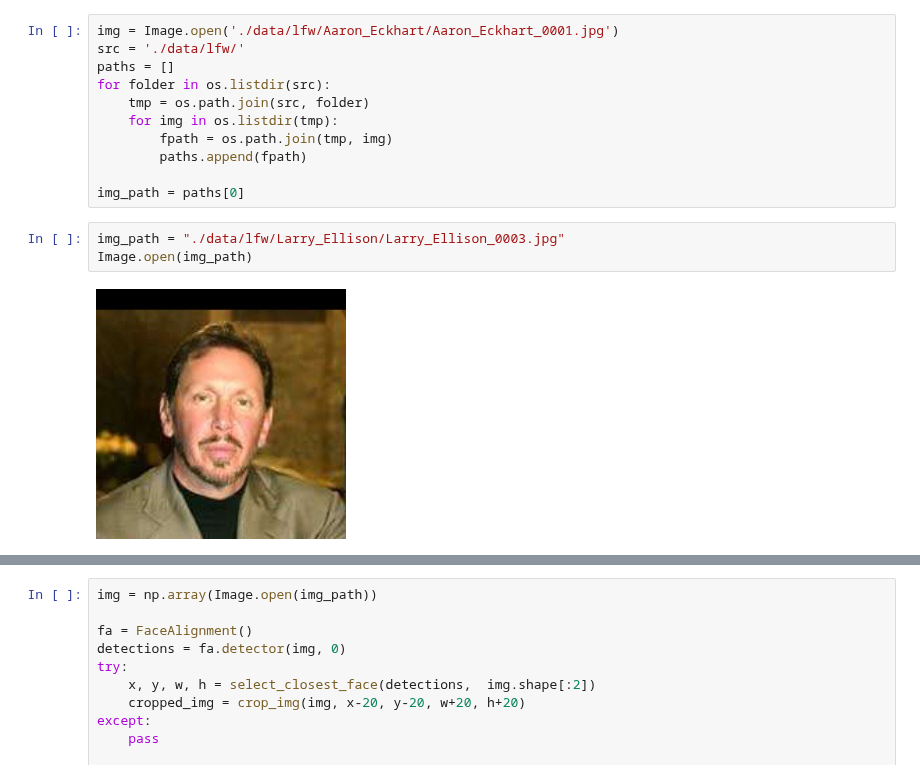
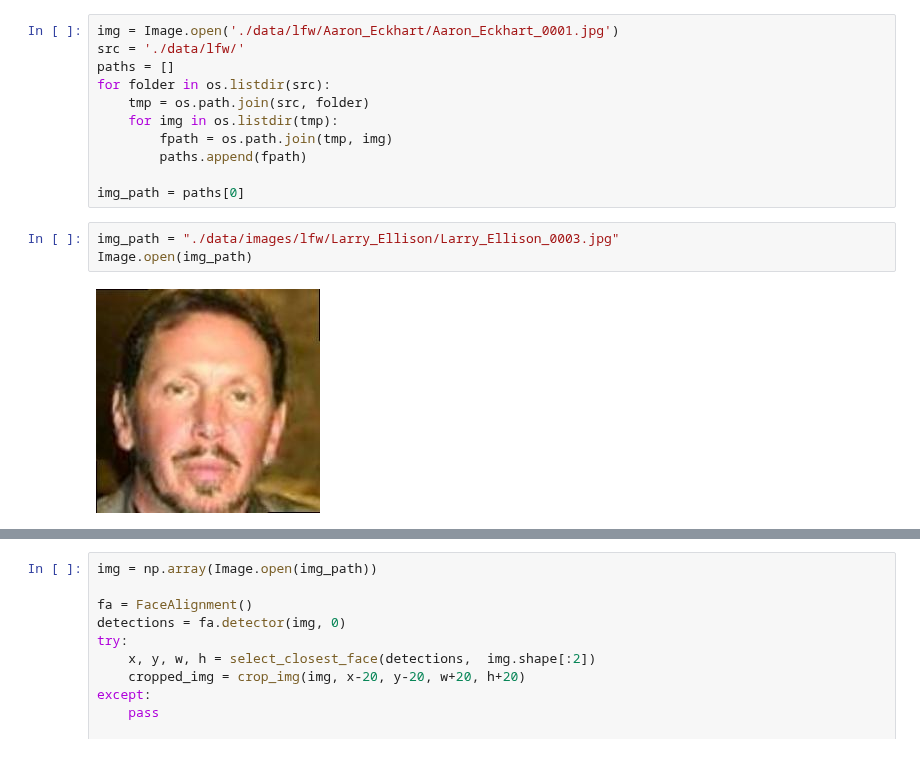
Before and after one commit to Neihtq/fasecure, a Jupyter notebook: self_cropping.ipynb, the cells around one changed output, grey strips where cells are left out. Drawn from its saved outputs; the diff is of its cells as text.

```diff
--- a/self_cropping.ipynb
+++ b/self_cropping.ipynb
@@ -57,7 +57,7 @@ for folder in os.listdir(src):
 
 img_path = paths[0]
 # %%
-img_path = "./data/lfw/Larry_Ellison/Larry_Ellison_0003.jpg"
+img_path = "./data/images/lfw/Larry_Ellison/Larry_Ellison_0003.jpg"
 Image.open(img_path)
 # %% [output]
-[figure, old version]
+[figure, new version]
```
Also changed, not shown: parts of 2 cells of this notebook, 7 other files.
